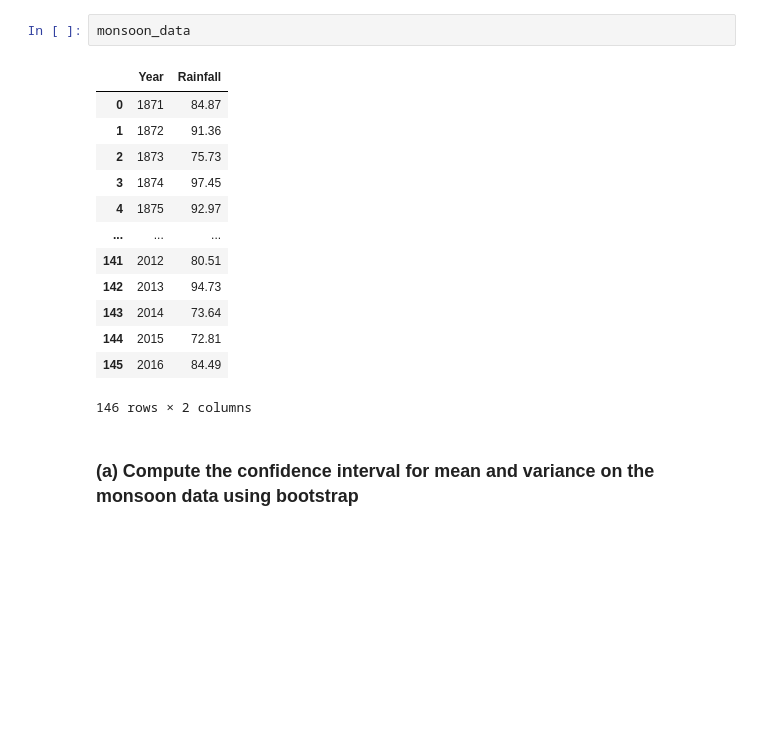
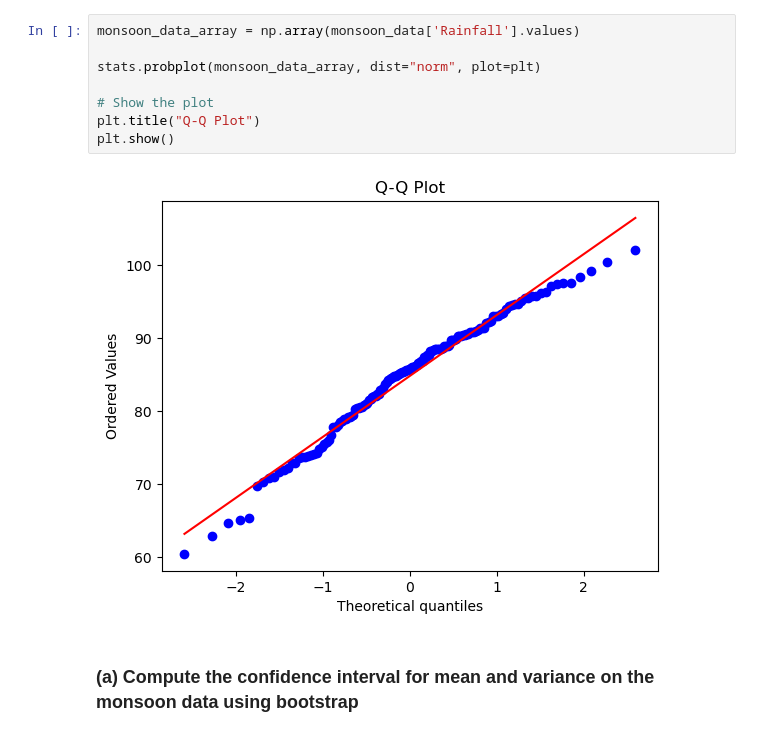
Before and after one commit to jtdocter27/Engineering-Probability---Statistics, a Jupyter notebook: Boostrap CI, Mean, and Variance Test .ipynb, the cells around one changed output. Cells and saved outputs as stored; diff of their text form; blank space fills up the shorter version.

```diff
--- a/Boostrap CI, Mean, and Variance Test .ipynb
+++ b/Boostrap CI, Mean, and Variance Test .ipynb
@@ -8,18 +26,12 @@ monsoon_data.columns = ['Year', 'Rainfall']
-# %%
-monsoon_data
-# %% [output]
-|  | Year | Rainfall |
-| 0 | 1871 | 84.87 |
-| 1 | 1872 | 91.36 |
-| 2 | 1873 | 75.73 |
-| 3 | 1874 | 97.45 |
-| 4 | 1875 | 92.97 |
-| ... | ... | ... |
-| 141 | 2012 | 80.51 |
-| 142 | 2013 | 94.73 |
-| 143 | 2014 | 73.64 |
-| 144 | 2015 | 72.81 |
-| 145 | 2016 | 84.49 |
-146 rows × 2 columns
+# %%
+monsoon_data_array = np.array(monsoon_data['Rainfall'].values)
+
+stats.probplot(monsoon_data_array, dist="norm", plot=plt)
+
+# Show the plot
+plt.title("Q-Q Plot")
+plt.show()
+# %% [output]
+[figure, added]
 # %% [markdown]
 ### (a) Compute the confidence interval for mean and variance on the monsoon data using bootstrap
```
Also changed, not shown: parts of 12 cells of this notebook, 2 other files.
